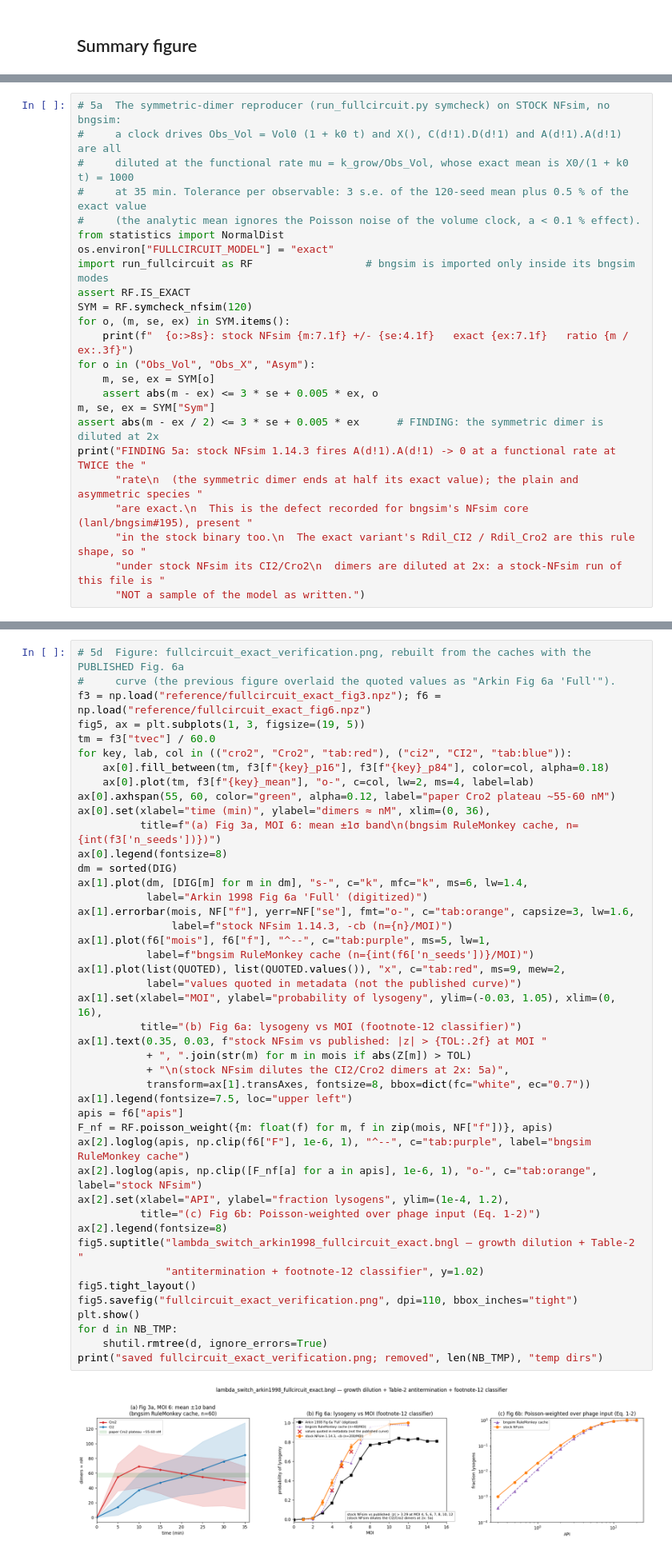
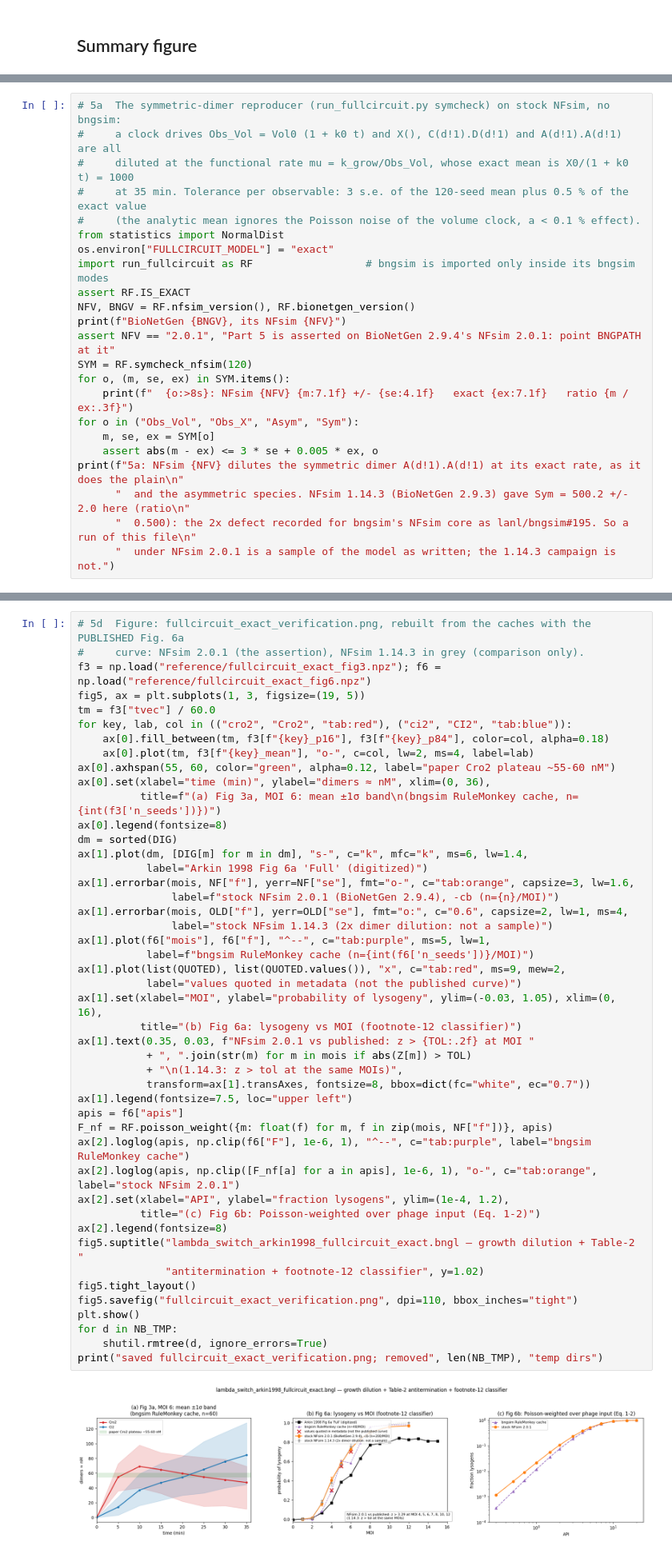
Before and after one commit to wshlavacek/BNGL-Models, a Jupyter notebook: models/lambda_switch_arkin1998/verify_arkin1998.ipynb, the cells around one changed output, grey strips where cells are left out. Shown at 80% size. Drawn from its saved outputs; the diff is of its cells as text.

```diff
--- a/models/lambda_switch_arkin1998/verify_arkin1998.ipynb
+++ b/models/lambda_switch_arkin1998/verify_arkin1998.ipynb
@@ -598,5 +604,5 @@ how BNG2.pl's own `simulate_nf` handles this file; (5c) the Fig. 6a comparison i
 # %%
-# 5a  The symmetric-dimer reproducer (run_fullcircuit.py symcheck) on STOCK NFsim, no bngsim:
+# 5a  The symmetric-dimer reproducer (run_fullcircuit.py symcheck) on stock NFsim, no bngsim:
 #     a clock drives Obs_Vol = Vol0 (1 + k0 t) and X(), C(d!1).D(d!1) and A(d!1).A(d!1) are all
 #     diluted at the functional rate mu = k_grow/Obs_Vol, whose exact mean is X0/(1 + k0 t) = 1000
 #     at 35 min. Tolerance per observable: 3 s.e. of the 120-seed mean plus 0.5 % of the exact value
@@ -605,18 +611,17 @@ from statistics import NormalDist
 os.environ["FULLCIRCUIT_MODEL"] = "exact"
 import run_fullcircuit as RF                  # bngsim is imported only inside its bngsim modes
 assert RF.IS_EXACT
+NFV, BNGV = RF.nfsim_version(), RF.bionetgen_version()
+print(f"BioNetGen {BNGV}, its NFsim {NFV}")
+assert NFV == "2.0.1", "Part 5 is asserted on BioNetGen 2.9.4's NFsim 2.0.1: point BNGPATH at it"
 SYM = RF.symcheck_nfsim(120)
 for o, (m, se, ex) in SYM.items():
-    print(f"  {o:>8s}: stock NFsim {m:7.1f} +/- {se:4.1f}   exact {ex:7.1f}   ratio {m / ex:.3f}")
-for o in ("Obs_Vol", "Obs_X", "Asym"):
+    print(f"  {o:>8s}: NFsim {NFV} {m:7.1f} +/- {se:4.1f}   exact {ex:7.1f}   ratio {m / ex:.3f}")
+for o in ("Obs_Vol", "Obs_X", "Asym", "Sym"):
     m, se, ex = SYM[o]
     assert abs(m - ex) <= 3 * se + 0.005 * ex, o
-m, se, ex = SYM["Sym"]
-assert abs(m - ex / 2) <= 3 * se + 0.005 * ex      # FINDING: the symmetric dimer is diluted at 2x
-print("FINDING 5a: stock NFsim 1.14.3 fires A(d!1).A(d!1) -> 0 at a functional rate at TWICE the "
-      "rate\n  (the symmetric dimer ends at half its exact value); the plain and asymmetric species "
-      "are exact.\n  This is the defect recorded for bngsim's NFsim core (lanl/bngsim#195), present "
-      "in the stock binary too.\n  The exact variant's Rdil_CI2 / Rdil_Cro2 are this rule shape, so "
-      "under stock NFsim its CI2/Cro2\n  dimers are diluted at 2x: a stock-NFsim run of this file is "
-      "NOT a sample of the model as written.")
+print(f"5a: NFsim {NFV} dilutes the symmetric dimer A(d!1).A(d!1) at its exact rate, as it does the plain\n"
+      "  and the asymmetric species. NFsim 1.14.3 (BioNetGen 2.9.3) gave Sym = 500.2 +/- 2.0 here (ratio\n"
+      "  0.500): the 2x defect recorded for bngsim's NFsim core as lanl/bngsim#195. So a run of this file\n"
+      "  under NFsim 2.0.1 is a sample of the model as written; the 1.14.3 campaign is not.")
 # %% [output]
@@ -714,6 +727,6 @@ FINDING 5c: stock NFsim is above the published 'Full' curve by more than the tol
 # %%
 # 5d  Figure: fullcircuit_exact_verification.png, rebuilt from the caches with the PUBLISHED Fig. 6a
-#     curve (the previous figure overlaid the quoted values as "Arkin Fig 6a 'Full'").
+#     curve: NFsim 2.0.1 (the assertion), NFsim 1.14.3 in grey (comparison only).
 f3 = np.load("reference/fullcircuit_exact_fig3.npz"); f6 = np.load("reference/fullcircuit_exact_fig6.npz")
 fig5, ax = plt.subplots(1, 3, figsize=(19, 5))
 tm = f3["tvec"] / 60.0
@@ -725,38 +738,40 @@ ax[0].set(xlabel="time (min)", ylabel="dimers ≈ nM", xlim=(0, 36),
           title=f"(a) Fig 3a, MOI 6: mean ±1σ band\n(bngsim RuleMonkey cache, n={int(f3['n_seeds'])})")
 ax[0].legend(fontsize=8)
 dm = sorted(DIG)
 ax[1].plot(dm, [DIG[m] for m in dm], "s-", c="k", mfc="k", ms=6, lw=1.4,
            label="Arkin 1998 Fig 6a 'Full' (digitized)")
 ax[1].errorbar(mois, NF["f"], yerr=NF["se"], fmt="o-", c="tab:orange", capsize=3, lw=1.6,
-               label=f"stock NFsim 1.14.3, -cb (n={n}/MOI)")
+               label=f"stock NFsim 2.0.1 (BioNetGen 2.9.4), -cb (n={n}/MOI)")
+ax[1].errorbar(mois, OLD["f"], yerr=OLD["se"], fmt="o:", c="0.6", capsize=2, lw=1, ms=4,
+               label="stock NFsim 1.14.3 (2x dimer dilution: not a sample)")
 ax[1].plot(f6["mois"], f6["f"], "^--", c="tab:purple", ms=5, lw=1,
            label=f"bngsim RuleMonkey cache (n={int(f6['n_seeds'])}/MOI)")
 ax[1].plot(list(QUOTED), list(QUOTED.values()), "x", c="tab:red", ms=9, mew=2,
            label="values quoted in metadata (not the published curve)")
 ax[1].set(xlabel="MOI", ylabel="probability of lysogeny", ylim=(-0.03, 1.05), xlim=(0, 16),
           title="(b) Fig 6a: lysogeny vs MOI (footnote-12 classifier)")
-ax[1].text(0.35, 0.03, f"stock NFsim vs published: |z| > {TOL:.2f} at MOI "
+ax[1].text(0.35, 0.03, f"NFsim 2.0.1 vs published: z > {TOL:.2f} at MOI "
            + ", ".join(str(m) for m in mois if abs(Z[m]) > TOL)
-           + "\n(stock NFsim dilutes the CI2/Cro2 dimers at 2x: 5a)",
+           + "\n(1.14.3: z > tol at the same MOIs)",
            transform=ax[1].transAxes, fontsize=8, bbox=dict(fc="white", ec="0.7"))
 ax[1].legend(fontsize=7.5, loc="upper left")
 apis = f6["apis"]
 F_nf = RF.poisson_weight({m: float(f) for m, f in zip(mois, NF["f"])}, apis)
 ax[2].loglog(apis, np.clip(f6["F"], 1e-6, 1), "^--", c="tab:purple", label="bngsim RuleMonkey cache")
-ax[2].loglog(apis, np.clip([F_nf[a] for a in apis], 1e-6, 1), "o-", c="tab:orange", label="stock NFsim")
+ax[2].loglog(apis, np.clip([F_nf[a] for a in apis], 1e-6, 1), "o-", c="tab:orange", label="stock NFsim 2.0.1")
 ax[2].set(xlabel="API", ylabel="fraction lysogens", ylim=(1e-4, 1.2),
           title="(c) Fig 6b: Poisson-weighted over phage input (Eq. 1-2)")
 ax[2].legend(fontsize=8)
 fig5.suptitle("lambda_switch_arkin1998_fullcircuit_exact.bngl — growth dilution + Table-2 "
               "antitermination + footnote-12 classifier", y=1.02)
 fig5.tight_layout()
 fig5.savefig("fullcircuit_exact_verification.png", dpi=110, bbox_inches="tight")
 plt.show()
 for d in NB_TMP:
     shutil.rmtree(d, ignore_errors=True)
 print("saved fullcircuit_exact_verification.png; removed", len(NB_TMP), "temp dirs")
 # %% [output]
-[figure, old version]
+[figure, new version]
 saved fullcircuit_exact_verification.png; removed 3 temp dirs
 # %% [markdown]
 ## Conclusions
```
Also changed, not shown: parts of 6 cells of this notebook, 5 other files.
